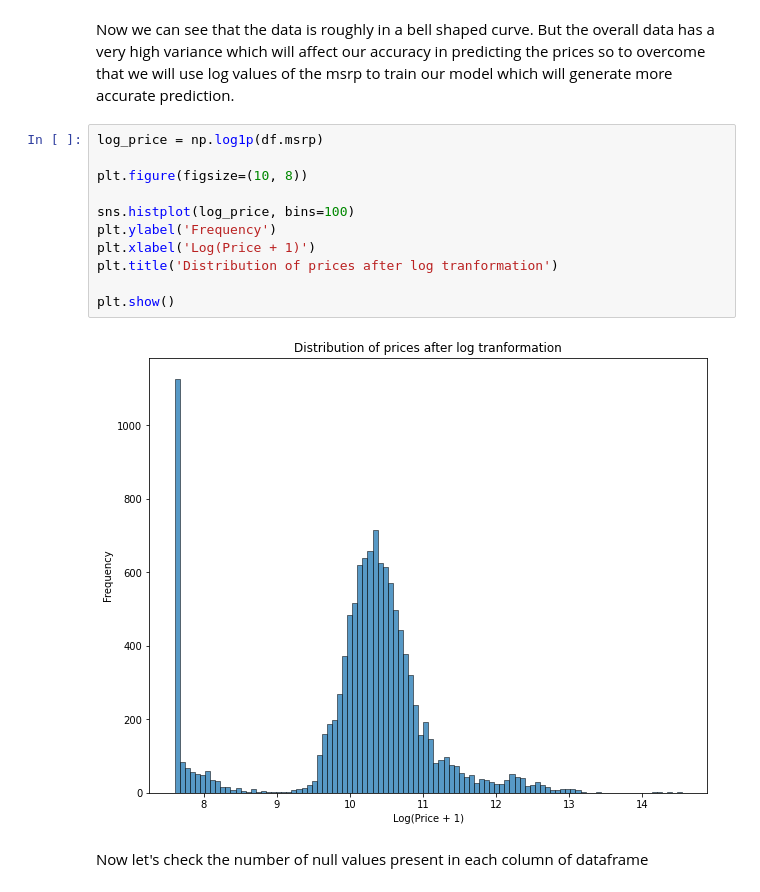
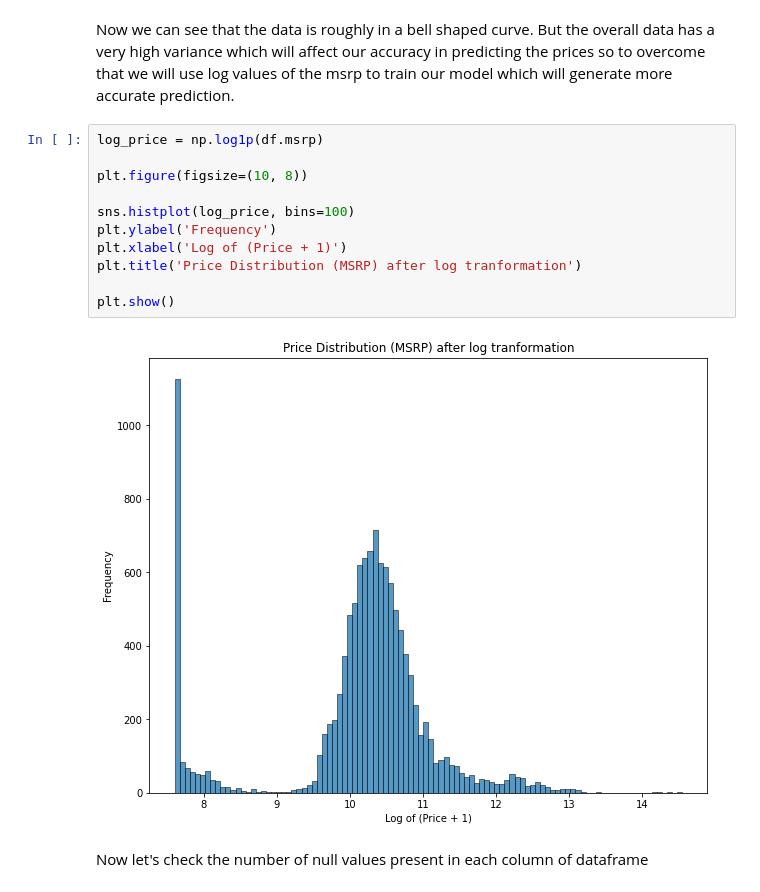
Before and after one commit to ugoswami11/ml-course-bootcamp, a Jupyter notebook: notebooks/car-price.ipynb, the cells around one changed output. Saved outputs shown, nothing was run; the diff lists cells and outputs as text.

```diff
--- a/notebooks/car-price.ipynb
+++ b/notebooks/car-price.ipynb
@@ -95,16 +95,16 @@ Now we can see that the data is roughly in a bell shaped curve. But the overall
 # %%
 log_price = np.log1p(df.msrp)
 
 plt.figure(figsize=(10, 8))
 
 sns.histplot(log_price, bins=100)
 plt.ylabel('Frequency')
-plt.xlabel('Log(Price + 1)')
-plt.title('Distribution of prices after log tranformation')
+plt.xlabel('Log of (Price + 1)')
+plt.title('Price Distribution (MSRP) after log tranformation')
 
 plt.show()
 # %% [output]
-[figure, old version]
+[figure, new version]
 # %% [markdown]
 Now let's check the number of null values present in each column of dataframe
 # %%
```
Also changed, not shown: parts of 32 cells of this notebook.
